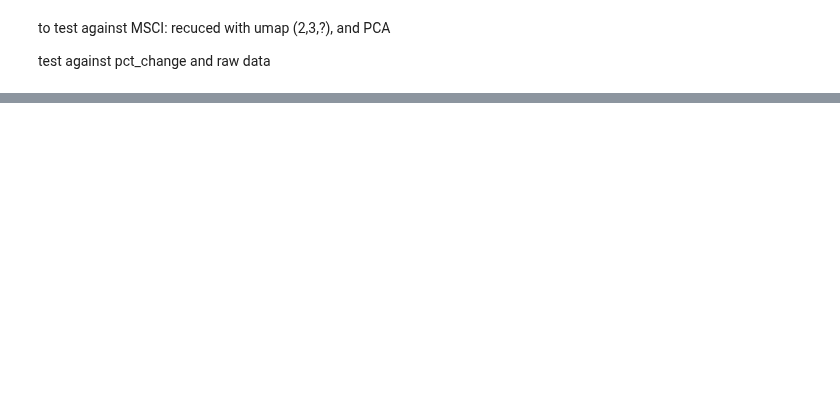
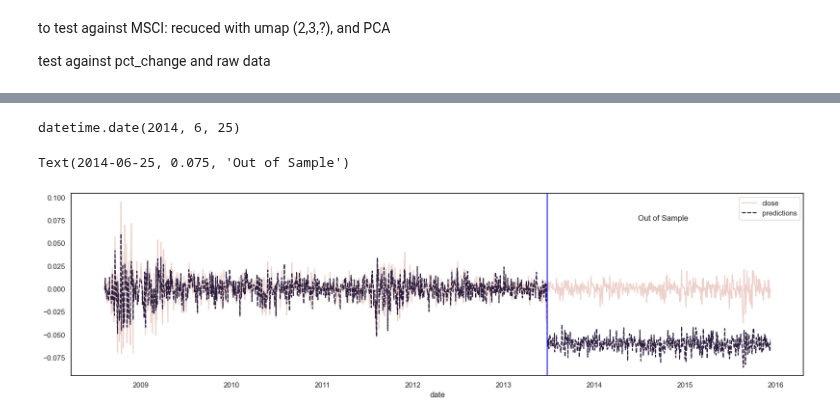
Before and after one commit to faunebl/thesis, a Jupyter notebook: msci_world.ipynb, the cells around one changed output, grey strips where cells are left out. Cells and saved outputs as stored; diff of their text form; code cells hidden in the pictures; blank space fills up the shorter version.

Commit message:
adding all lineplot

```diff
--- a/msci_world.ipynb
+++ b/msci_world.ipynb
@@ -57,0 +75,5 @@ sns.scatterplot(data = frame.with_columns(pl.col('reduced').list.to_struct()).un
+# %%
+model = LinearRegression()
+X = frame.select(pl.col('embeddings')).to_series().to_list()
+y = frame.select(pl.col('close')).to_series().to_list()
+test = model.fit(X, y)
@@ -57,0 +84,8 @@ sns.scatterplot(data = frame.with_columns(pl.col('reduced').list.to_struct()).un
+# %%
+
+out_of_sample = np.dot(a=test.coef_, b=np.transpose(X[-int(len(X)/3):]))
+# %%
+predicted = np.append(test.predict(X[:-int(len(X)/3)]), out_of_sample)
+with_predicted = frame.with_columns(pl.Series(name = "predictions", values = predicted))
+# %%
+with_predicted = with_predicted.select('date', 'close', 'predictions')
@@ -57,0 +113,13 @@ sns.scatterplot(data = frame.with_columns(pl.col('reduced').list.to_struct()).un
+# %%
+with_predicted.select('date')[-int(len(X)/3)].to_series().to_list()[0] + relativedelta(years=1)
+# %% [output]
+datetime.date(2014, 6, 25)
+# %%
+from datetime import date
+sns.set_theme(context='notebook', rc={'figure.figsize':(20,5)}, palette=sns.cubehelix_palette(2), style='white')
+sns.lineplot(data = with_predicted.to_pandas().set_index('date'))
+plt.axvline(with_predicted.select('date')[-int(len(X)/3)].to_series().to_list()[0], 0,1, color = 'blue')
+plt.text(x=with_predicted.select('date')[-int(len(X)/3)].to_series().to_list()[0] + relativedelta(years=1), y = 0.075, s = "Out of Sample")
+# %% [output]
+Text(2014-06-25, 0.075, 'Out of Sample')
+[figure, added]
```
Also changed, not shown: parts of 25 cells of this notebook.
